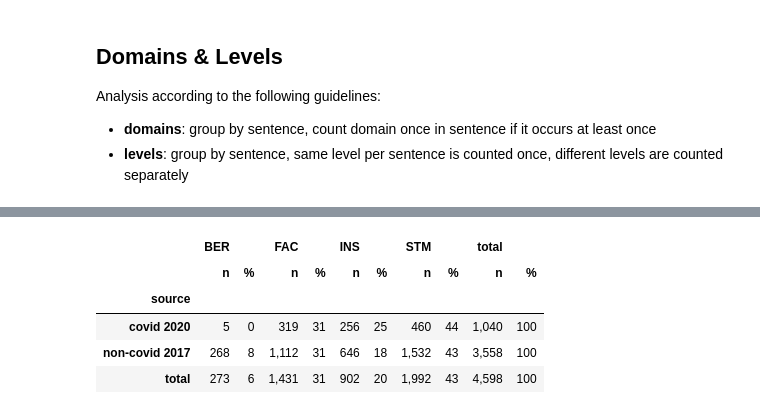
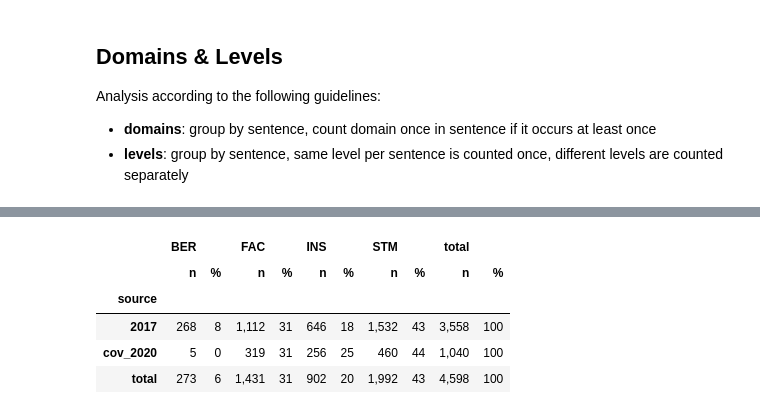
Before and after one commit to cltl/a-proof-zonmw, a Jupyter notebook: nb_data_analysis/annot_pilot.ipynb, the cells around one changed output, grey strips where cells are left out. Drawn from its saved outputs; the diff is of its cells as text; code cells hidden in the pictures.

```diff
--- a/nb_data_analysis/annot_pilot.ipynb
+++ b/nb_data_analysis/annot_pilot.ipynb
@@ -119,2 +120,4 @@ path = PATHS.getpath('data_expr_july')
 # %%
+path = PATHS.getpath('data_expr_sept')
 noncov = pd.read_pickle(path / 'pilot_noncov_parsed.pkl')
+cov = pd.read_pickle(path / 'pilot_cov_parsed.pkl')
@@ -125,9 +124,9 @@ cov = pd.read_pickle(path / 'pilot_cov_parsed.pkl')
 # %% [markdown]
 # Stats
 # %%
-total = noncov.assign(source='non-covid 2017'
+df = noncov.assign(source='2017'
 ).append(
-    cov.assign(source='covid 2020'), ignore_index=True
+    cov.assign(source='cov_2020'), ignore_index=True
 )
 del noncov
 del cov
@@ -185,6 +169,6 @@ Analysis according to the following guidelines:
 - **domains**: group by sentence, count domain once in sentence if it occurs at least once
 - **levels**: group by sentence, same level per sentence is counted once, different levels are counted separately
 # %%
-domains = ['STM', 'INS', 'FAC', 'BER',]
-rows_with_domain = total.loc[total[domains].notna().any(axis=1)]
+domains = ['BER', 'FAC', 'INS', 'STM']
+rows_with_domain = df.loc[df[domains].notna().any(axis=1)]
 domain_totals_per_sen_id = rows_with_domain.groupby(['source', 'sen_id'])[domains].any()
@@ -191,26 +198,27 @@ domain_totals_per_sen_id = rows_with_domain.groupby(['source', 'sen_id'])[domain
 # %%
 caption = "A-PROOF pilot: Distribution of domains"
 label = "pilot_annot_domains"
 
 n_labels = domain_totals_per_sen_id.pivot_table(
     index='source',
-    values=['STM', 'INS', 'FAC', 'BER'],
+    values=domains,
     aggfunc='sum',
     margins=True,
     margins_name='total',
 ).assign(total=lambda df: df.sum(axis=1))
 
 p_labels = (n_labels.div(n_labels.iloc[:, -1], axis=0) * 100).round()
 
-n_labels.pipe(add_colname, 'n').join(
+piv = n_labels.pipe(add_colname, 'n').join(
     p_labels.pipe(add_colname, '%')
 ).astype('Int64'
-).sort_index(axis=1, level=[0,1], ascending=[True, False]
-).pipe(show_latex, caption=caption, label=label)
+).sort_index(axis=1, level=[0,1], ascending=[True, False])
+
+piv.pipe(show_latex, caption=caption, label=label)
 # %% [output]
 |  | BER |  | FAC |  | INS |  | STM |  | total |  |
 |  | n | % | n | % | n | % | n | % | n | % |
 | source |  |  |  |  |  |  |  |  |  |  |
-| covid 2020 | 5 | 0 | 319 | 31 | 256 | 25 | 460 | 44 | 1,040 | 100 |
-| non-covid 2017 | 268 | 8 | 1,112 | 31 | 646 | 18 | 1,532 | 43 | 3,558 | 100 |
+| 2017 | 268 | 8 | 1,112 | 31 | 646 | 18 | 1,532 | 43 | 3,558 | 100 |
+| cov_2020 | 5 | 0 | 319 | 31 | 256 | 25 | 460 | 44 | 1,040 | 100 |
 | total | 273 | 6 | 1,431 | 31 | 902 | 20 | 1,992 | 43 | 4,598 | 100 |
```
Also changed, not shown: parts of 13 cells of this notebook.
